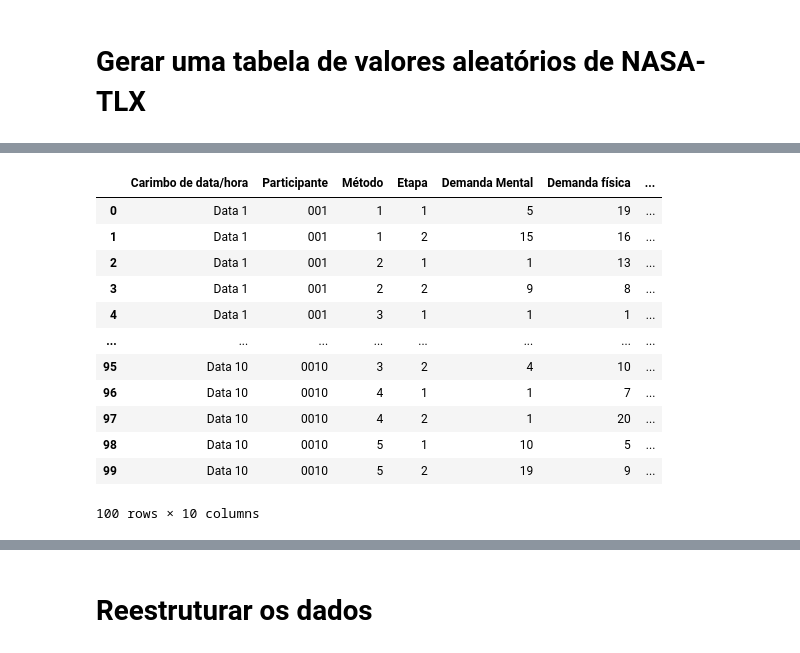
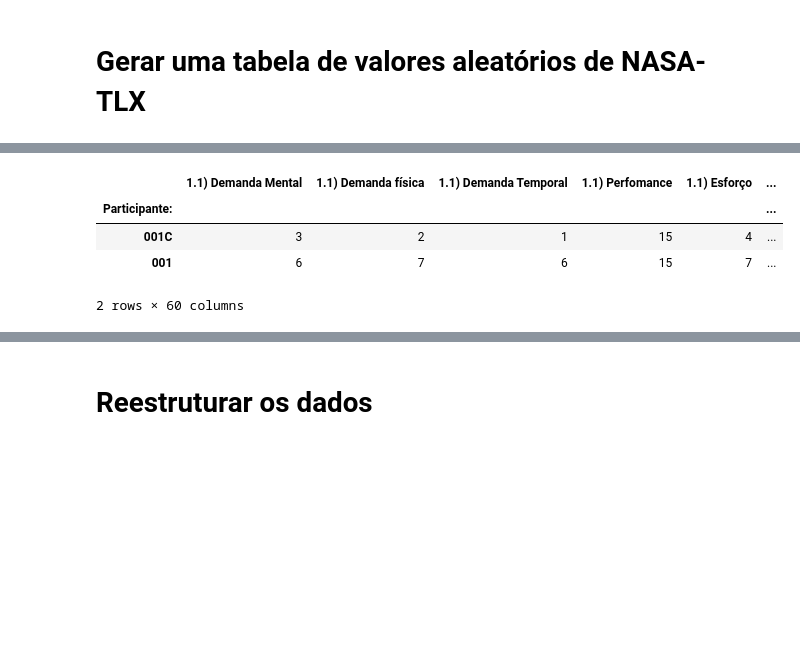
Before and after one commit to IvanRehder/resultados-pesquisa, a Jupyter notebook: Nasa-TLX/NASA.ipynb, the cells around one changed output, grey strips where cells are left out. Cells and saved outputs as stored; diff of their text form; code cells hidden in the pictures; blank space fills up the shorter version.

```diff
--- a/Nasa-TLX/NASA.ipynb
+++ b/Nasa-TLX/NASA.ipynb
@@ -58,20 +13,30 @@ df
-# %%
-# Criando o template de DataFrame utilizado pelo Google Forms
-nasa_df = pd.DataFrame(df,columns=["Carimbo de data/hora", "Participante","Método", "Etapa", "Demanda Mental", "Demanda física", "Demanda Temporal", "Perfomance", "Esforço",	"Frustação"])
-
-nasa_df.to_csv("Nasa.txt",index=False)
-nasa_df
-# %% [output]
-|  | Carimbo de data/hora | Participante | Método | Etapa | Demanda Mental | Demanda física | ... |
-| 0 | Data 1 | 001 | 1 | 1 | 5 | 19 | ... |
-| 1 | Data 1 | 001 | 1 | 2 | 15 | 16 | ... |
-| 2 | Data 1 | 001 | 2 | 1 | 1 | 13 | ... |
-| 3 | Data 1 | 001 | 2 | 2 | 9 | 8 | ... |
-| 4 | Data 1 | 001 | 3 | 1 | 1 | 1 | ... |
-| ... | ... | ... | ... | ... | ... | ... | ... |
-| 95 | Data 10 | 0010 | 3 | 2 | 4 | 10 | ... |
-| 96 | Data 10 | 0010 | 4 | 1 | 1 | 7 | ... |
-| 97 | Data 10 | 0010 | 4 | 2 | 1 | 20 | ... |
-| 98 | Data 10 | 0010 | 5 | 1 | 10 | 5 | ... |
-| 99 | Data 10 | 0010 | 5 | 2 | 19 | 9 | ... |
-100 rows × 10 columns
+# %%
+df = pd.read_excel("D:\ITA\Pesquisa\Resultados\Questionários pesquisa.xlsx")
+participantes = df.loc[:,'Participante:']
+df_resto_1 = df.drop(['Idade:','Sexo:','Como deficiente visual você se identifica como:'],axis = 1)
+# %%
+ordemCenarios = df_resto_1.iloc[:,range(1,7)]
+#ordemCenarios = ordemCenarios.drop(ordemCenarios.columns[range(1,4)], axis = 1)
+ordemCenarios.set_index(keys = "Participante:", inplace = True)
+df_resto_2 = df_resto_1.drop(ordemCenarios.columns,axis = 1)
+# %%
+cenas = list(range(1,6))
+etapas = [1,2]
+dimensoesNasa = ["Demanda Mental",'Demanda física', 'Demanda Temporal', 'Perfomance', 'Esforço', 'Frustação']
+dimensoesNasas_todas = ['Participante:']
+for c in cenas:
+    for e in etapas:
+        for d in dimensoesNasa:
+            nome = str(c) + '.' + str(e) + ') '+ d
+            dimensoesNasas_todas.append(nome)
+
+dfNasa = df_resto_2.loc[:,dimensoesNasas_todas]
+dfNasa.set_index('Participante:',inplace = True)
+df_resto_3 = df_resto_2.drop(dfNasa.columns, axis = 1)
+dfNasa.head()
+# %% [output]
+|  | 1.1) Demanda Mental | 1.1) Demanda física | 1.1) Demanda Temporal | 1.1) Perfomance | 1.1) Esforço | ... |
+| Participante: |  |  |  |  |  | ... |
+| 001C | 3 | 2 | 1 | 15 | 4 | ... |
+| 001 | 6 | 7 | 6 | 15 | 7 | ... |
+2 rows × 60 columns
```
Also changed, not shown: parts of 6 cells of this notebook, 2 other files.
